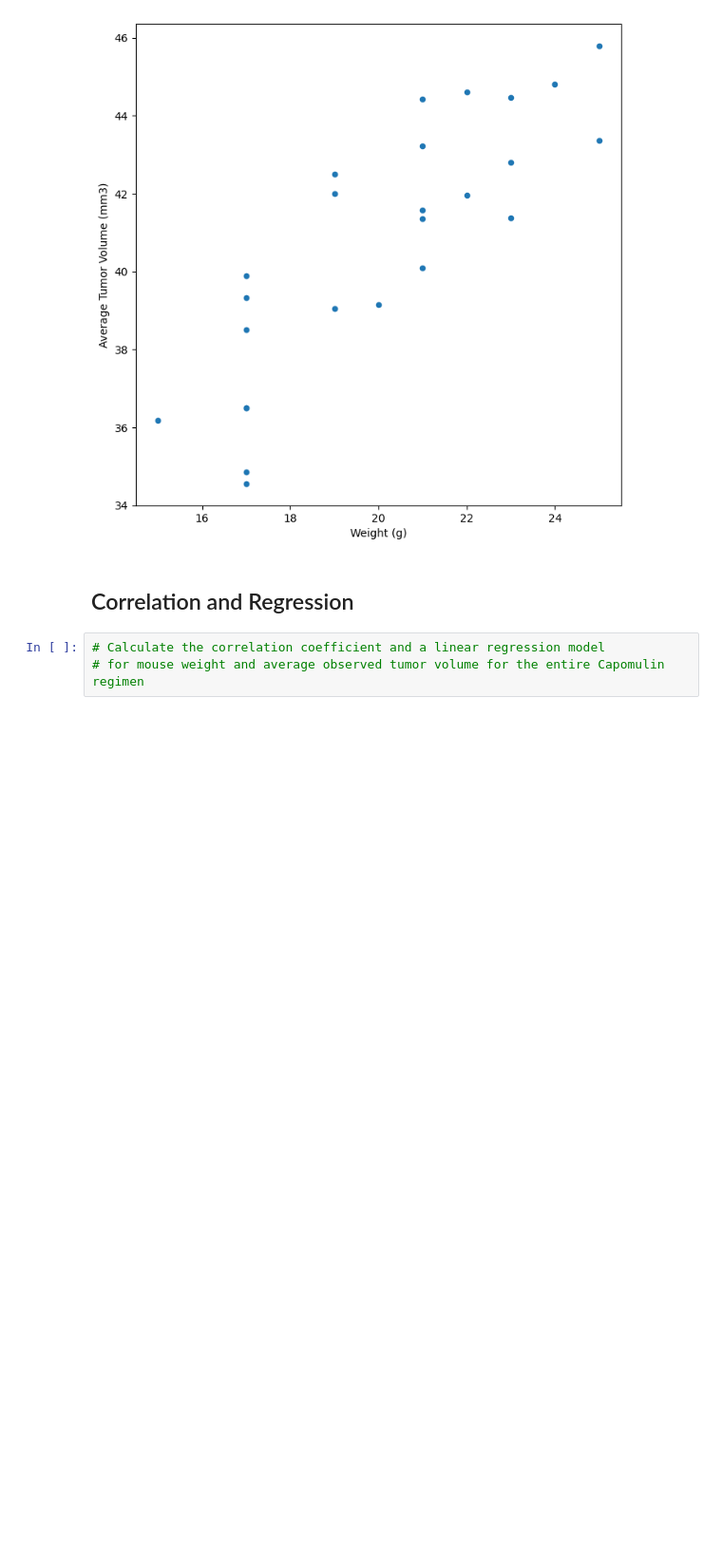
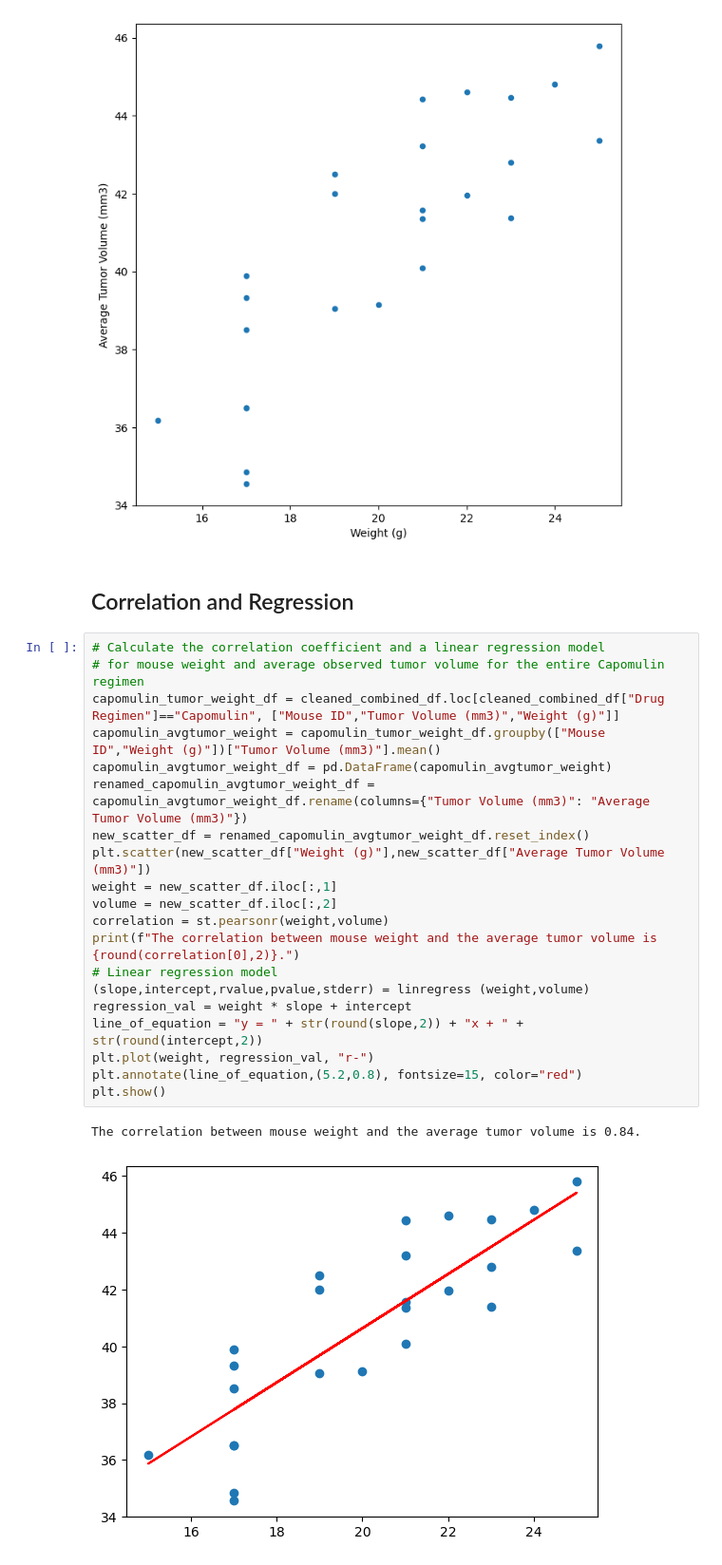
Before and after one commit to DidemBl/Module_5_challenge, a Jupyter notebook: pymaceuticals_notebook.ipynb, the cells around one changed output. Shown: that part at 95% size. Saved outputs shown, nothing was run; the diff lists cells and outputs as text; blank space fills up the shorter version.

```diff
--- a/pymaceuticals_notebook.ipynb
+++ b/pymaceuticals_notebook.ipynb
@@ -299,6 +300,26 @@ plt.show()
 [figure]
 # %% [markdown]
 ## Correlation and Regression
-# %%
-# Calculate the correlation coefficient and a linear regression model
-# for mouse weight and average observed tumor volume for the entire Capomulin regimen
+# %%
+# Calculate the correlation coefficient and a linear regression model
+# for mouse weight and average observed tumor volume for the entire Capomulin regimen
+capomulin_tumor_weight_df = cleaned_combined_df.loc[cleaned_combined_df["Drug Regimen"]=="Capomulin", ["Mouse ID","Tumor Volume (mm3)","Weight (g)"]]
+capomulin_avgtumor_weight = capomulin_tumor_weight_df.groupby(["Mouse ID","Weight (g)"])["Tumor Volume (mm3)"].mean()
+capomulin_avgtumor_weight_df = pd.DataFrame(capomulin_avgtumor_weight)
+renamed_capomulin_avgtumor_weight_df = capomulin_avgtumor_weight_df.rename(columns={"Tumor Volume (mm3)": "Average Tumor Volume (mm3)"})
+new_scatter_df = renamed_capomulin_avgtumor_weight_df.reset_index()
+plt.scatter(new_scatter_df["Weight (g)"],new_scatter_df["Average Tumor Volume (mm3)"])
+weight = new_scatter_df.iloc[:,1]
+volume = new_scatter_df.iloc[:,2]
+correlation = st.pearsonr(weight,volume)
+print(f"The correlation between mouse weight and the average tumor volume is {round(correlation[0],2)}.")
+# Linear regression model
+(slope,intercept,rvalue,pvalue,stderr) = linregress (weight,volume)
+regression_val = weight * slope + intercept
+line_of_equation = "y = " + str(round(slope,2)) + "x + " + str(round(intercept,2))
+plt.plot(weight, regression_val, "r-")
+plt.annotate(line_of_equation,(5.2,0.8), fontsize=15, color="red")
+plt.show()
+# %% [output]
+The correlation between mouse weight and the average tumor volume is 0.84.
+[figure, added]
```
Also changed, not shown: parts of 1 cell of this notebook.
